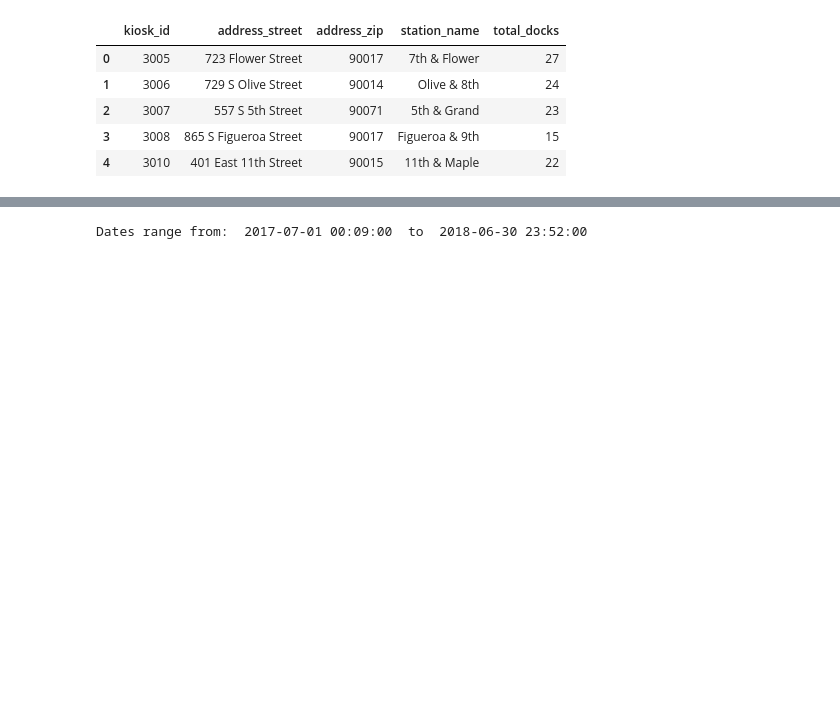
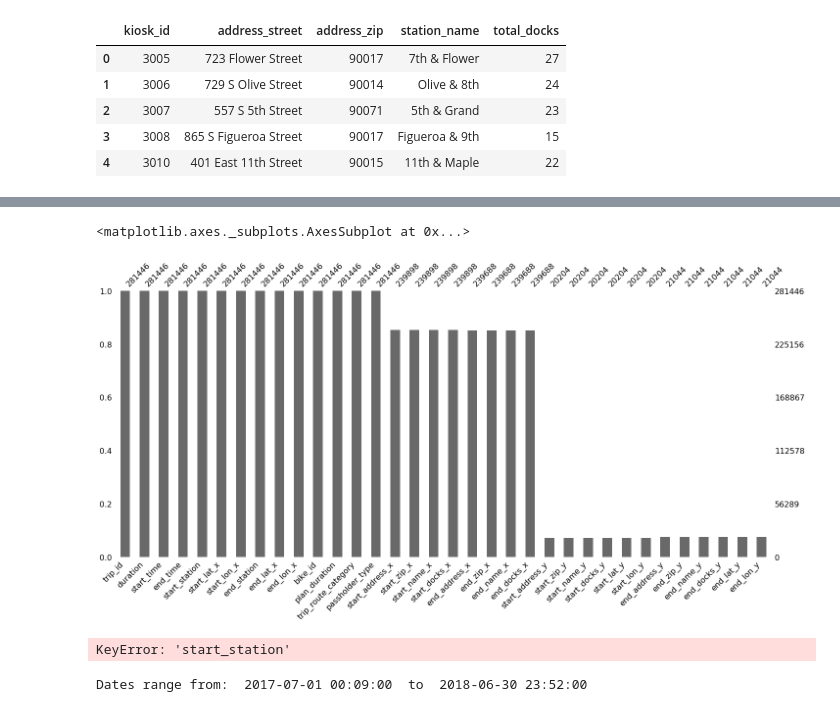
Before and after one commit to finnqiao/la_metro_bikeshare_data, a Jupyter notebook: notebooks/1.0-la-bikeshare.ipynb, the cells around one changed output, grey strips where cells are left out. Cells and saved outputs as stored; diff of their text form; code cells hidden in the pictures; blank space fills up the shorter version.

```diff
--- a/notebooks/1.0-la-bikeshare.ipynb
+++ b/notebooks/1.0-la-bikeshare.ipynb
@@ -193,0 +227,15 @@ rides_df.head()
+# %%
+lats = []
+longs = []
+for station_id in locations_to_fill.keys():
+    lats.append(rides_df['start_lat'][rides_df['start_station'] == station_id].iloc[0])
+    longs.append(rides_df['start_lon'][rides_df['start_station'] == station_id].iloc[0])
+# %%
+manual_add_cols = list(stations_info.columns)
+manual_add_cols.extend(('start_lat','start_lon'))
+manual_add_cols
+manual_kiosk_add = pd.DataFrame(columns = manual_add_cols)
+manual_kiosk_add['kiosk_id'] = np.asarray(locations_to_fill.keys())
+manual_kiosk_add['start_lat'] = np.asarray(lats)
+manual_kiosk_add['start_lon'] = np.asarray(longs)
+manual_kiosk_add
@@ -194,3 +255,33 @@ rides_df.head()
+# %%
+manual_street_addresses = []
+manual_zips = []
+manual_names = []
+manual_street_addresses.extend(('136 E Holly St','1001 Rose Bowl Dr','2-26 N Oak Knoll Ave','272-260 S Raymond Ave', '1320-1342 San Pasqual St', '300 E Green St', '270 S Lake Ave', '1085-1041 San Pasqual St', '300 N Lake Ave','1570 E Colorado Blvd','50 S Madison Ave'))
+manual_zips.extend((91103, 91103, 91101, 91105, 91106, 91101, 91101, 91106, 91101, 91106, 91101))
+manual_names.extend(('Memorial Park Station', 'Rose Bowl Stadium', 'E Colorado Blvd Target','Central Park','Caltech Student Services','Pasadena Civic Auditorium', 'The Shops on Lake Avenue','Caltech Graduate Housing', 'Gateway Plaza', 'Pasadena City College Shatford Library', 'Playhouse parking lot'))
+# %%
+manual_kiosk_add['address_street'] = np.asarray(manual_street_addresses)
+manual_kiosk_add['address_zip'] = np.asarray(manual_zips)
+manual_kiosk_add['station_name'] = np.asarray(manual_names)
+manual_kiosk_add = manual_kiosk_add.fillna(22)
+
+start_manual_add = manual_kiosk_add
+start_manual_add.columns = ['start_station','start_address','start_zip','start_name', 'start_docks','start_lat','start_lon']
+test = pd.merge(rides_df, start_manual_add, how = 'left', on = 'start_station')
+
+end_manual_add = manual_kiosk_add
+end_manual_add.columns = ['end_station','end_address','end_zip','end_name', 'end_docks','end_lat','end_lon']
+test = pd.merge(test, end_manual_add, how = 'left', on = 'end_station')
+# %%
+msno.bar(test)
+# %% [output]
+<matplotlib.axes._subplots.AxesSubplot at 0x...>
+[figure, added]
+# %%
+test = pd.merge(rides_df, start_manual_add, how = 'left', on = 'start_station')
+msno.bar(test)
+# %% [output]
+KeyError: 'start_station'
 # %%
 print('Dates range from: ', rides_df['start_time'].min(), ' to ', rides_df['start_time'].max())
 # %% [output]
```
Also changed, not shown: parts of 20 cells of this notebook.
